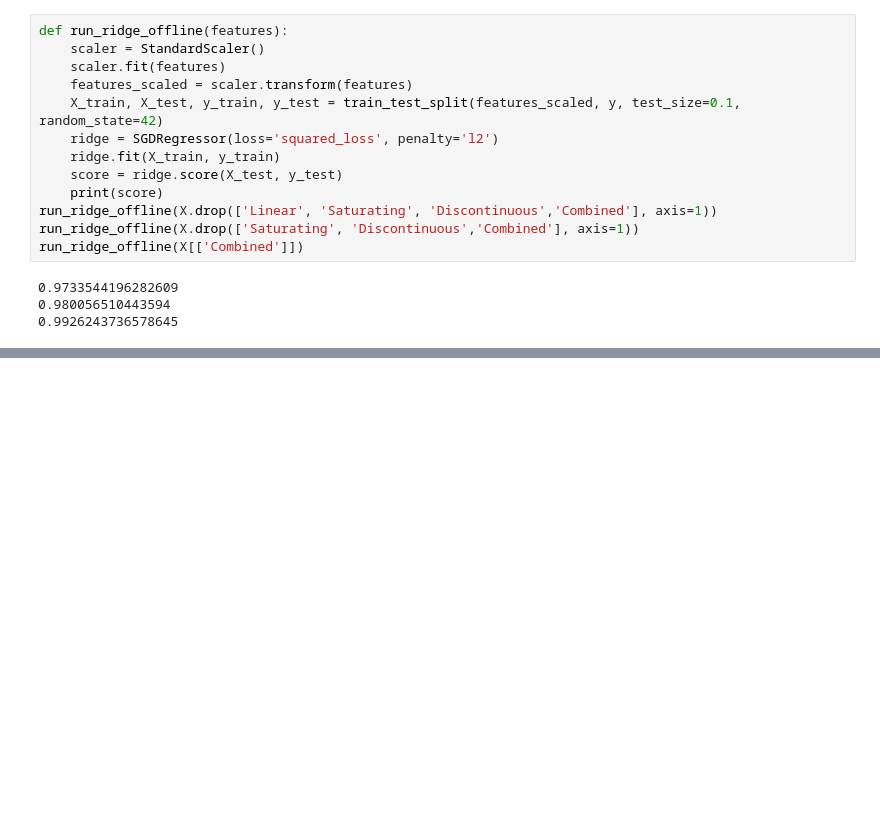
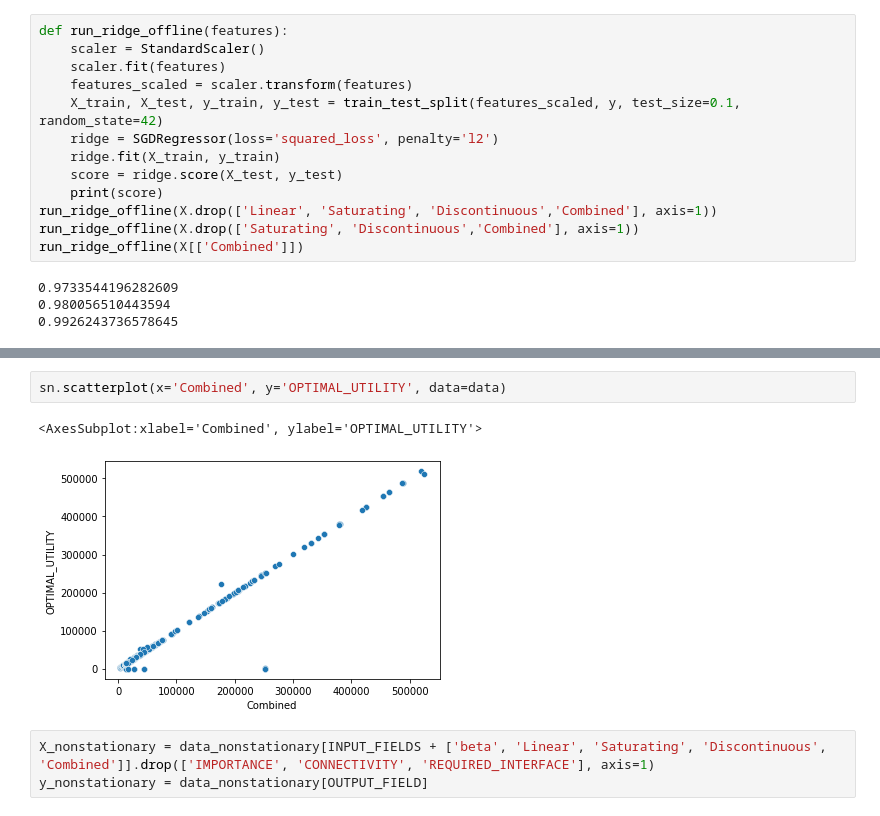
Before and after one commit to Phimanu/MachineLearningControl, a Jupyter notebook: systemIdentification/system_identification.ipynb, the cells around one changed output, grey strips where cells are left out. Drawn from its saved outputs; the diff is of its cells as text; blank space fills up the shorter version.

```diff
--- a/systemIdentification/system_identification.ipynb
+++ b/systemIdentification/system_identification.ipynb
@@ -187,0 +227,8 @@ run_ridge_online(X[['Combined']])
+# %%
+sn.scatterplot(x='Combined', y='OPTIMAL_UTILITY', data=data)
+# %% [output]
+<AxesSubplot:xlabel='Combined', ylabel='OPTIMAL_UTILITY'>
+[figure, added]
+# %%
+X_nonstationary = data_nonstationary[INPUT_FIELDS + ['beta', 'Linear', 'Saturating', 'Discontinuous', 'Combined']].drop(['IMPORTANCE', 'CONNECTIVITY', 'REQUIRED_INTERFACE'], axis=1)
+y_nonstationary = data_nonstationary[OUTPUT_FIELD]
```
Also changed, not shown: parts of 9 cells of this notebook, 1 other file.
